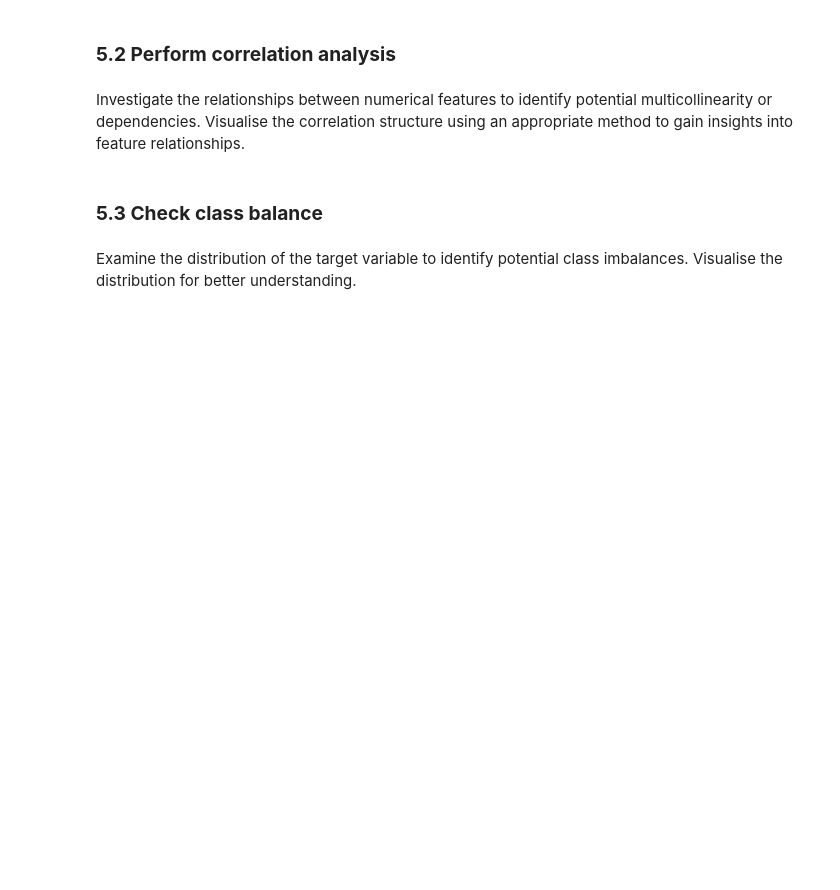
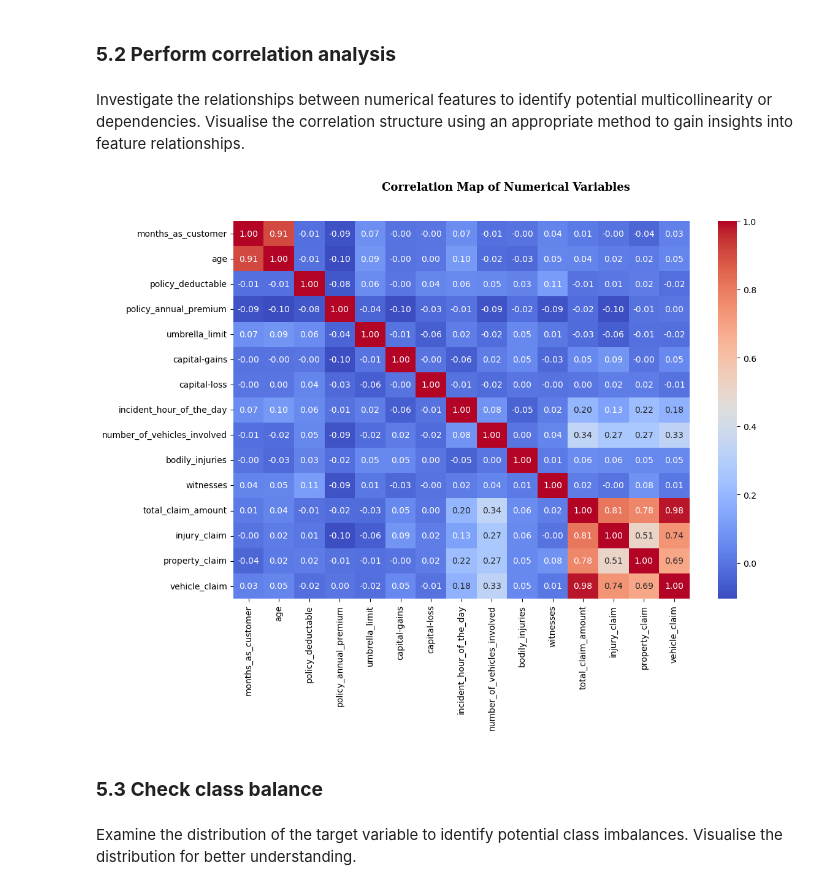
Before and after one commit to sunilkumarrudragada/Fraudulent_Claim_Detection, a Jupyter notebook: fraudulent_Claim_Detection.ipynb, the cells around one changed output. Cells and saved outputs as stored; diff of their text form; code cells hidden in the pictures; blank space fills up the shorter version.

```diff
--- a/fraudulent_Claim_Detection.ipynb
+++ b/fraudulent_Claim_Detection.ipynb
@@ -871,16 +932,17 @@ for col in numerical_cols:
 # %%
 # Create correlation matrix for numerical columns
 test_corr = X_test.copy()
-test_corr['fraud_reported'] = y_test
 
-cols_to_use = list(numerical_cols) + ['fraud_reported']
+cols_to_use = list(numerical_cols)
 corr_mat=test_corr[cols_to_use].corr()
 
 # Plot Heatmap of the correlation matrix
 plt.figure(figsize=(12, 8))
 sns.heatmap(corr_mat, annot= True, cmap='coolwarm', fmt=".2f")
 plt.suptitle('Correlation Map of Numerical Variables', fontweight='heavy', x=0.327, y=0.96, ha='left', fontsize=13, fontfamily='serif')
 plt.show()
+# %% [output]
+[figure, added]
 # %% [markdown]
 ### **5.3 Check class balance**
 # %% [markdown]
```
Also changed, not shown: parts of 45 cells of this notebook.
